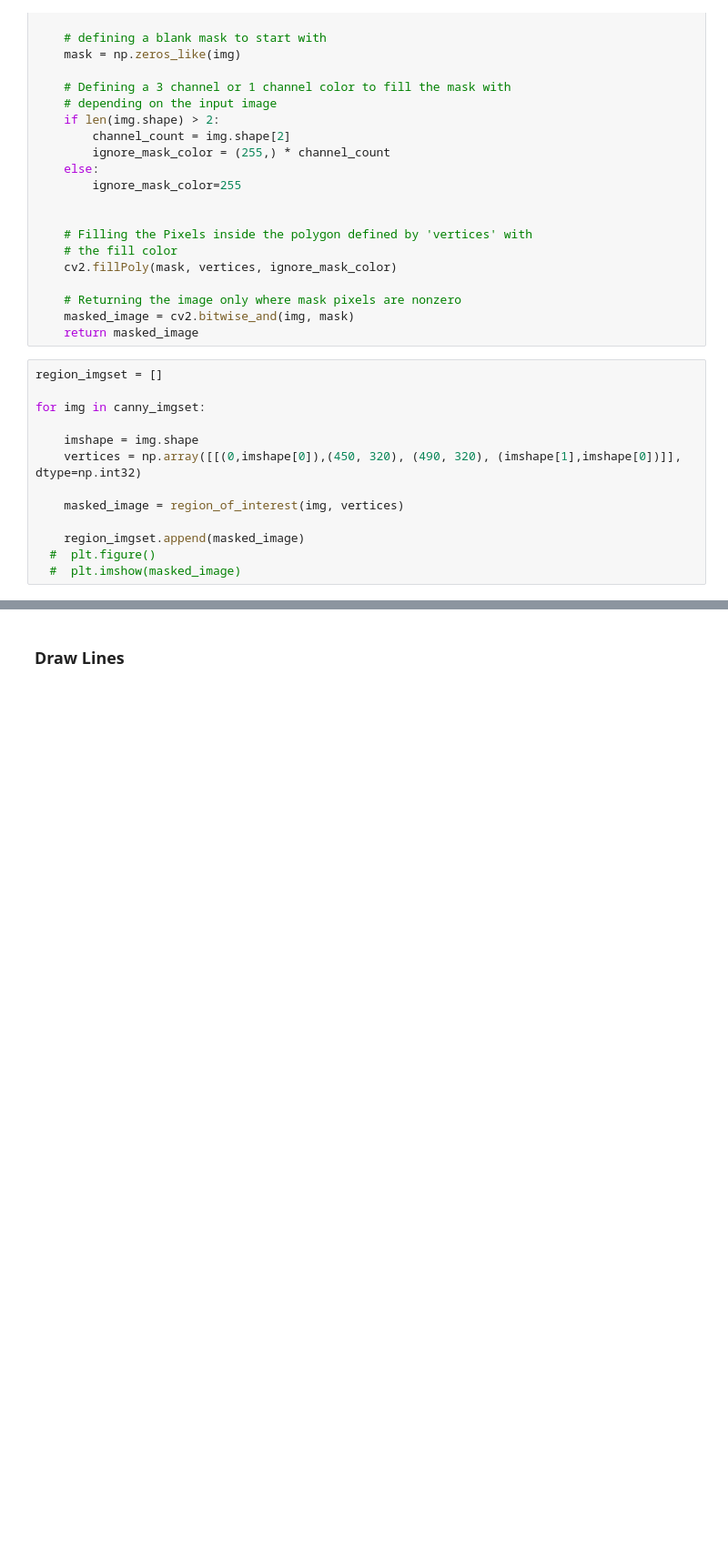
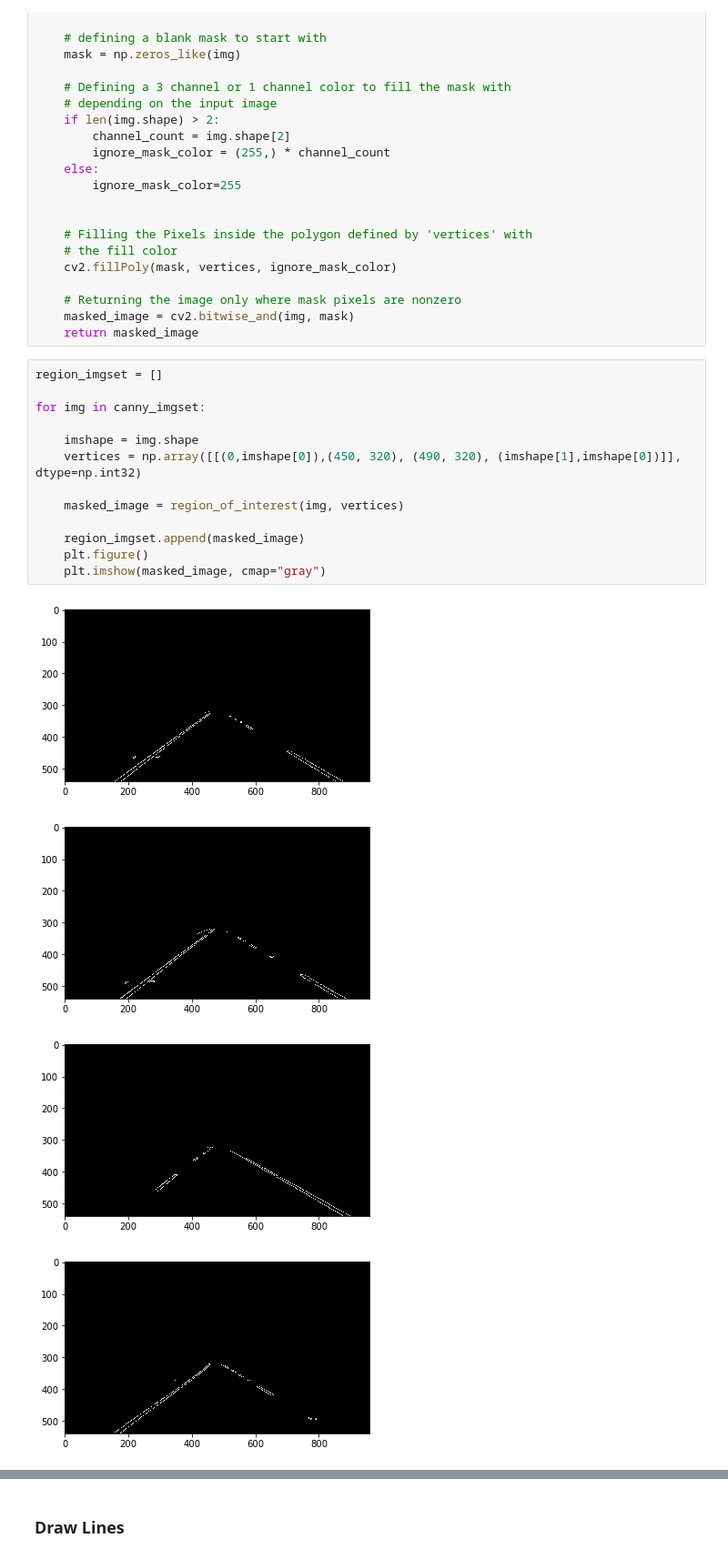
Before and after one commit to Rxmeez/SDCND-1-LaneLines, a Jupyter notebook: P1-LaneLines.ipynb, the cells around one changed output, grey strips where cells are left out. Shown at 91% size. Cells and saved outputs as stored; diff of their text form; blank space fills up the shorter version.

```diff
--- a/P1-LaneLines.ipynb
+++ b/P1-LaneLines.ipynb
@@ -119,13 +140,18 @@ def region_of_interest(img, vertices):
 # %%
 region_imgset = []
 
 for img in canny_imgset:
 
     imshape = img.shape
     vertices = np.array([[(0,imshape[0]),(450, 320), (490, 320), (imshape[1],imshape[0])]], dtype=np.int32)
 
     masked_image = region_of_interest(img, vertices)
 
     region_imgset.append(masked_image)
-  #  plt.figure()
-  #  plt.imshow(masked_image)
+    plt.figure()
+    plt.imshow(masked_image, cmap="gray")
+# %% [output]
+[figure, added]
+[figure, added]
+[figure, added]
+[figure, added]
```
Also changed, not shown: parts of 6 cells of this notebook.
